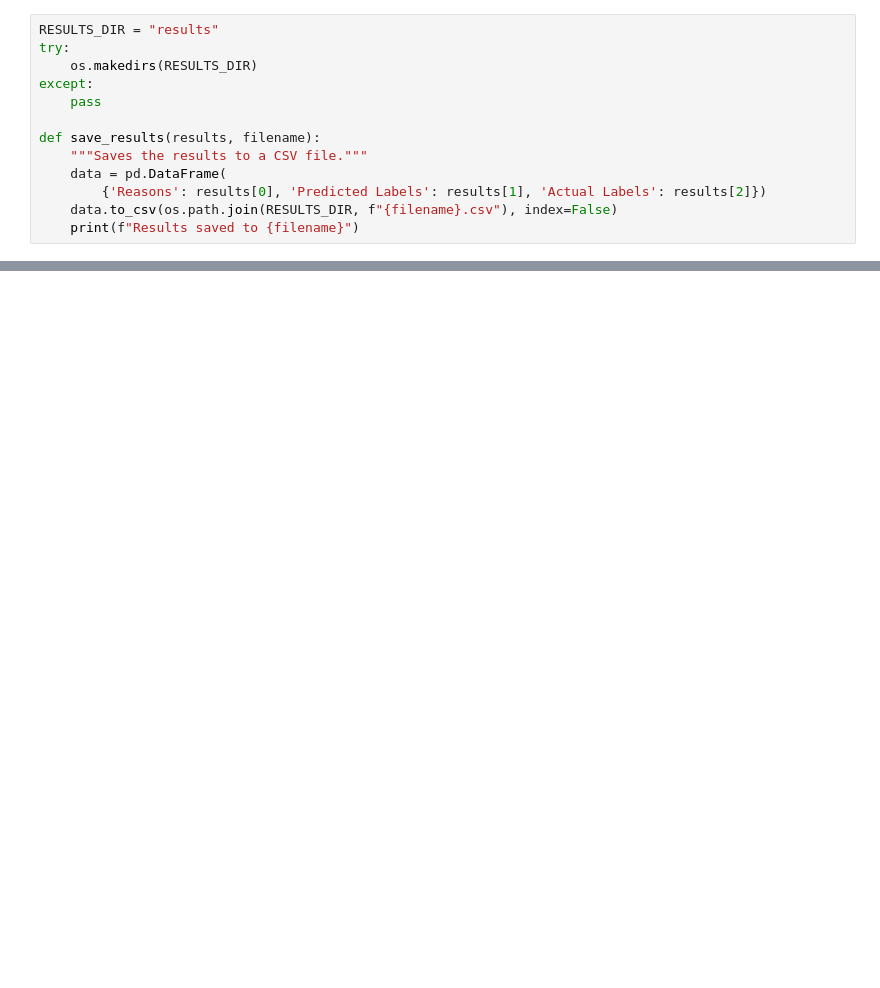
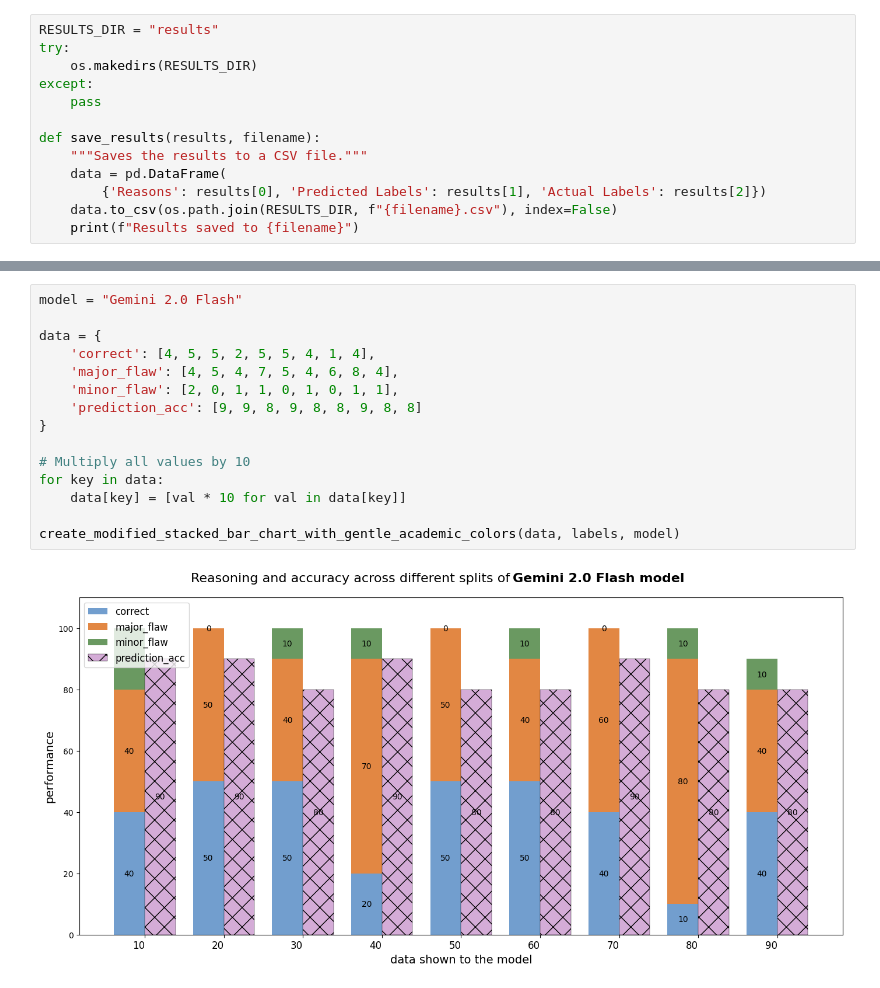
Before and after one commit to Umakantamaharana/SARA, a Jupyter notebook: sara.ipynb, the cells around one changed output, grey strips where cells are left out. Drawn from its saved outputs; the diff is of its cells as text; blank space fills up the shorter version.

```diff
--- a/sara.ipynb
+++ b/sara.ipynb
@@ -614,0 +1053,17 @@ ValueError: All arrays must be of the same length
+# %%
+model = "Gemini 2.0 Flash"
+
+data = {
+    'correct': [4, 5, 5, 2, 5, 5, 4, 1, 4],
+    'major_flaw': [4, 5, 4, 7, 5, 4, 6, 8, 4],
+    'minor_flaw': [2, 0, 1, 1, 0, 1, 0, 1, 1],
+    'prediction_acc': [9, 9, 8, 9, 8, 8, 9, 8, 8]
+}
+
+# Multiply all values by 10
+for key in data:
+    data[key] = [val * 10 for val in data[key]]
+
+create_modified_stacked_bar_chart_with_gentle_academic_colors(data, labels, model)
+# %% [output]
+[figure, added]
```
Also changed, not shown: parts of 49 cells of this notebook, 9 other files.
